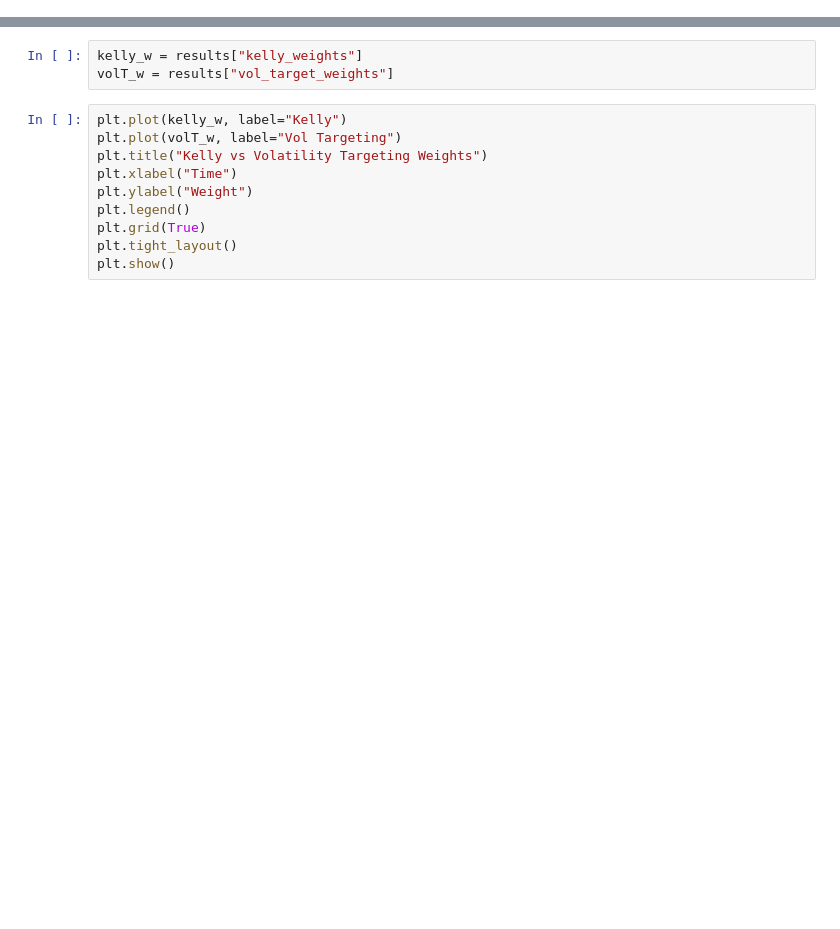
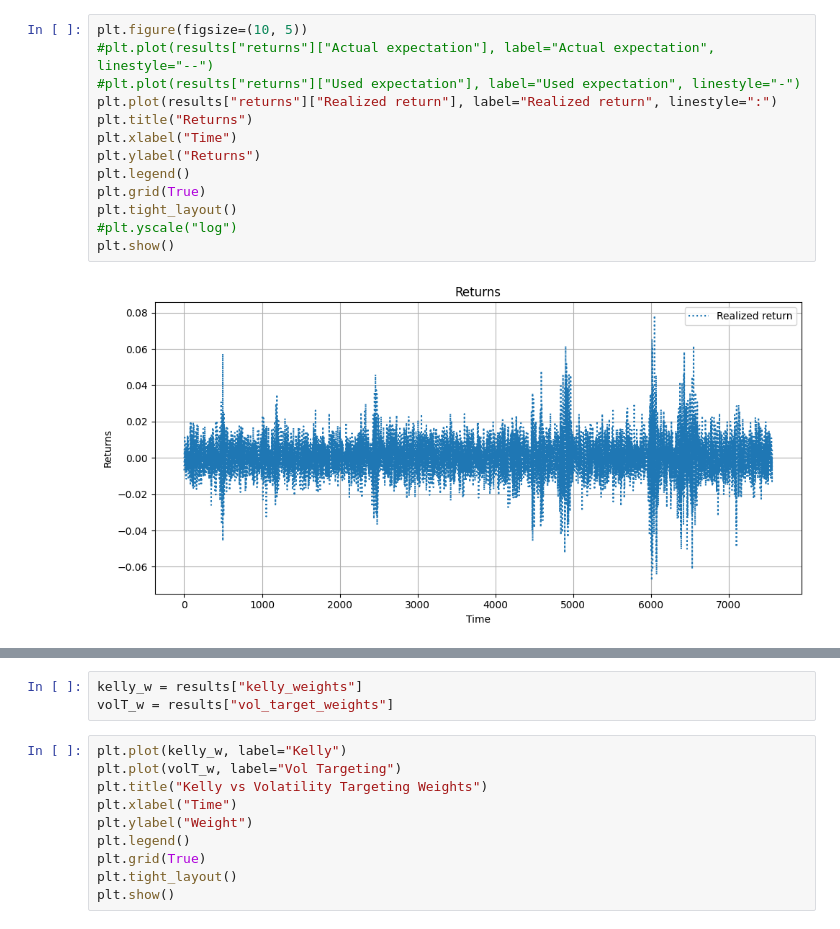
Before and after one commit to hpfauchald/kelly, a Jupyter notebook: kelly.ipynb, the cells around one changed output, grey strips where cells are left out. Cells and saved outputs as stored; diff of their text form; blank space fills up the shorter version.

```diff
--- a/kelly.ipynb
+++ b/kelly.ipynb
@@ -110,3 +193,18 @@ Max Drawdown       -0.3921 -0.5800        -0.4321
+# %%
+plt.figure(figsize=(10, 5))
+#plt.plot(results["returns"]["Actual expectation"], label="Actual expectation", linestyle="--")
+#plt.plot(results["returns"]["Used expectation"], label="Used expectation", linestyle="-")
+plt.plot(results["returns"]["Realized return"], label="Realized return", linestyle=":")
+plt.title("Returns")
+plt.xlabel("Time")
+plt.ylabel("Returns")
+plt.legend()
+plt.grid(True)
+plt.tight_layout()
+#plt.yscale("log")
+plt.show()
+# %% [output]
+[figure, added]
 # %%
 # Plot volatility path (annualized)
 plt.figure(figsize=(10, 4))
```
Also changed, not shown: parts of 16 cells of this notebook, 1 other file.
